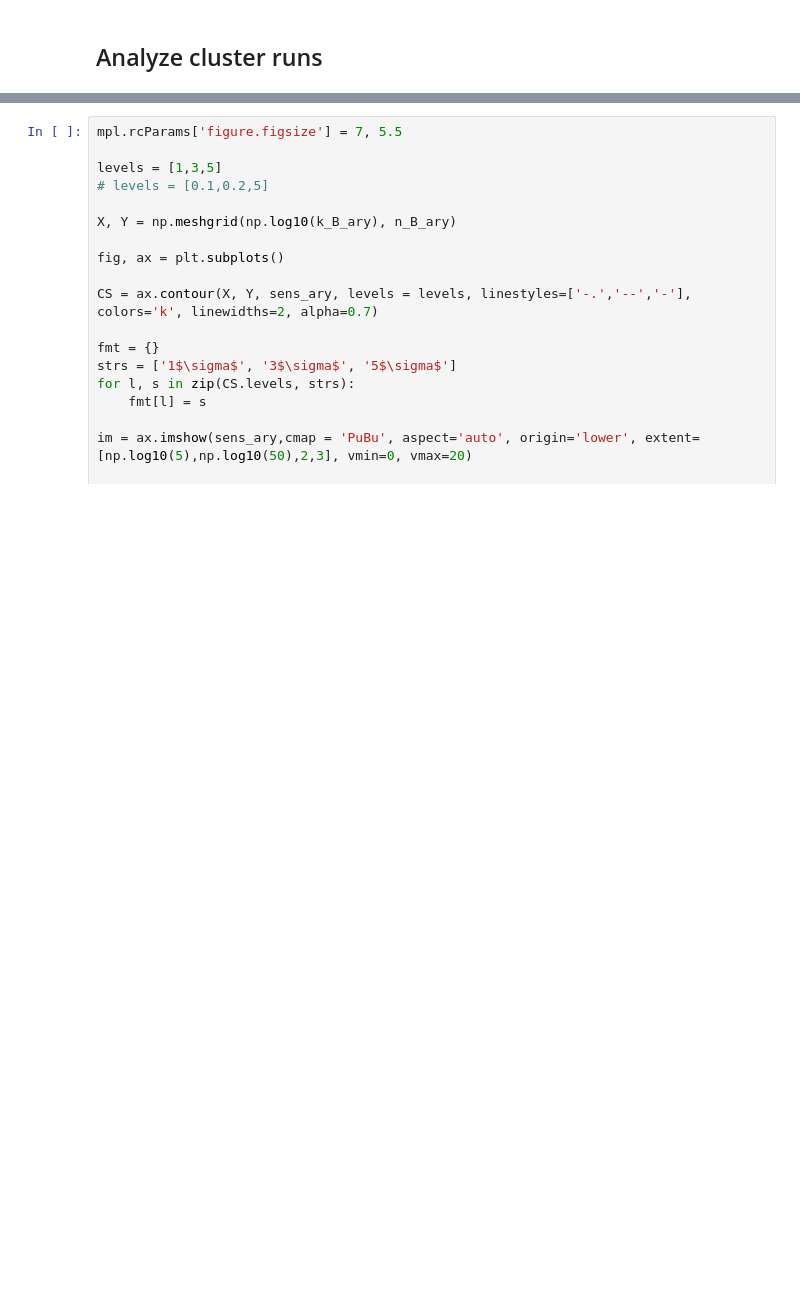
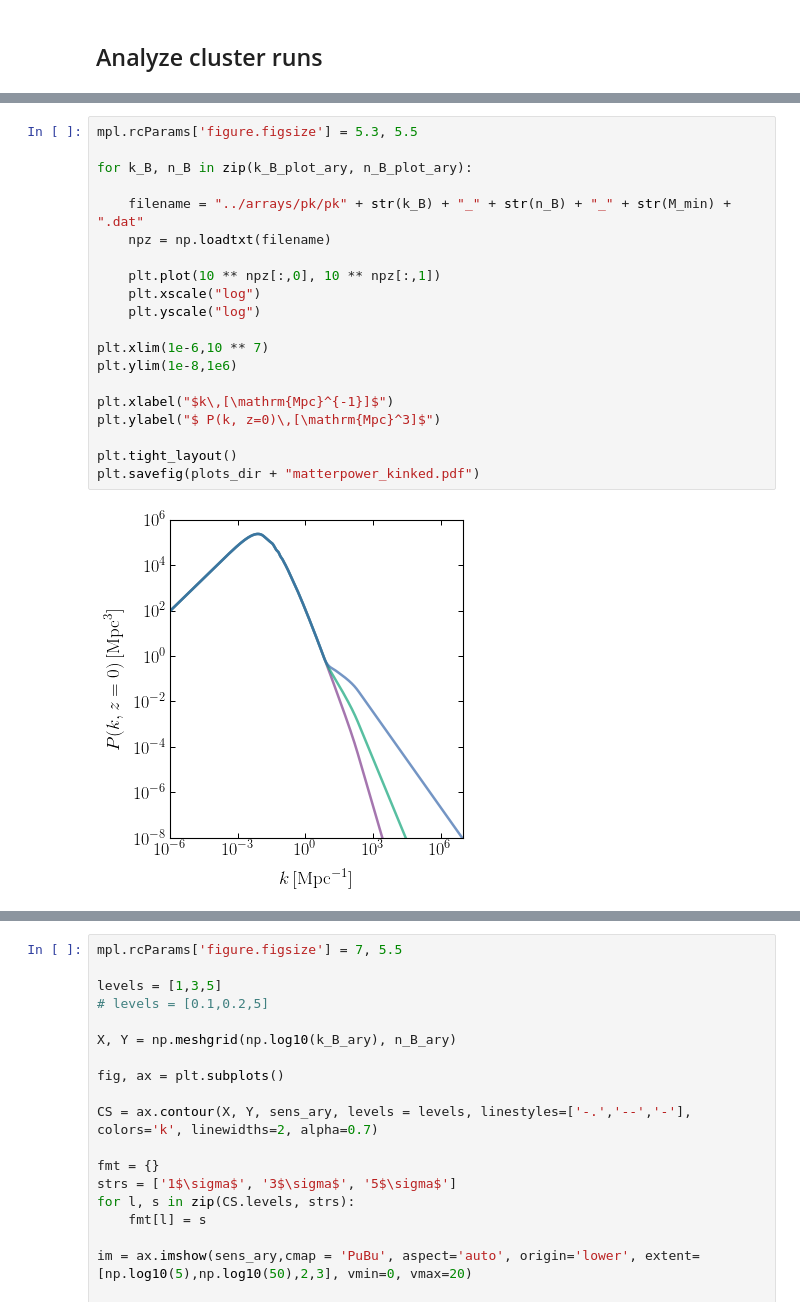
Before and after one commit to smsharma/astrometry-lensing-correlations, a Jupyter notebook: theory/notebooks/08_kink_pipeline.ipynb, the cells around one changed output, grey strips where cells are left out. Drawn from its saved outputs; the diff is of its cells as text; blank space fills up the shorter version.

```diff
--- a/theory/notebooks/08_kink_pipeline.ipynb
+++ b/theory/notebooks/08_kink_pipeline.ipynb
@@ -197,0 +237,22 @@ plt.yscale("log")
+# %%
+mpl.rcParams['figure.figsize'] = 5.3, 5.5
+
+for k_B, n_B in zip(k_B_plot_ary, n_B_plot_ary):
+
+    filename = "../arrays/pk/pk" + str(k_B) + "_" + str(n_B) + "_" + str(M_min) +  ".dat"
+    npz = np.loadtxt(filename)
+
+    plt.plot(10 ** npz[:,0], 10 ** npz[:,1])
+    plt.xscale("log")
+    plt.yscale("log")
+
+plt.xlim(1e-6,10 ** 7)
+plt.ylim(1e-8,1e6)
+
+plt.xlabel("$k\,[\mathrm{Mpc}^{-1}]$")
+plt.ylabel("$ P(k, z=0)\,[\mathrm{Mpc}^3]$")
+
+plt.tight_layout()
+plt.savefig(plots_dir + "matterpower_kinked.pdf")
+# %% [output]
+[figure, added]
```
Also changed, not shown: parts of 16 cells of this notebook.
